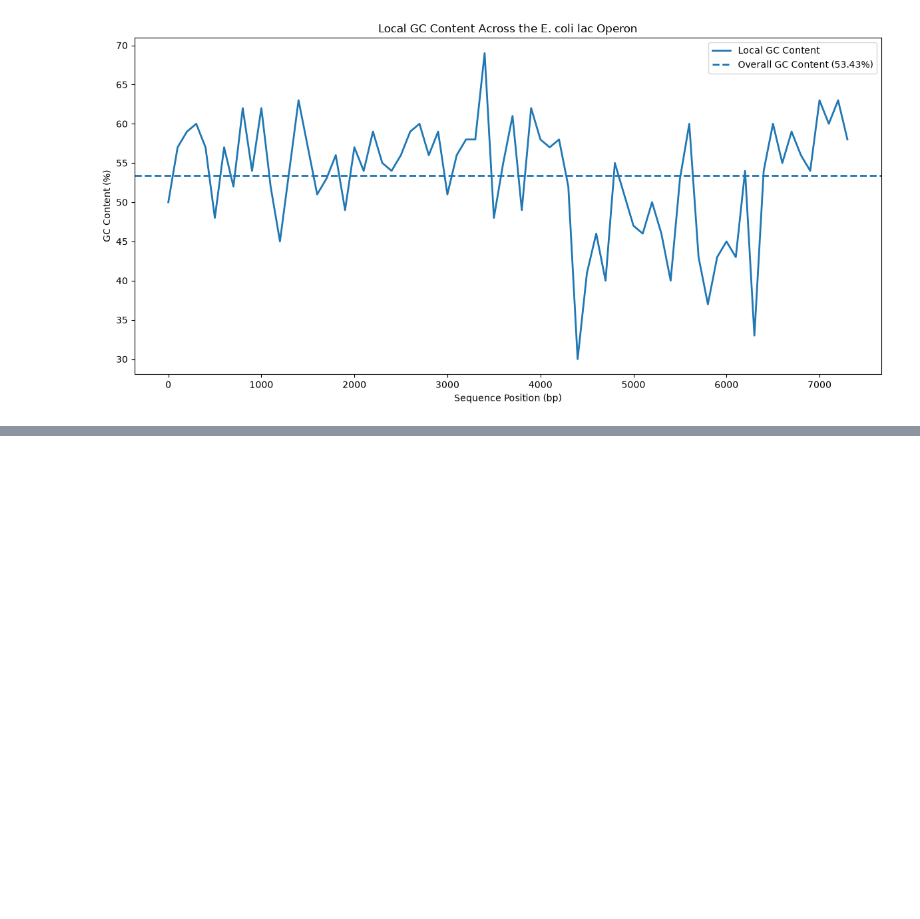
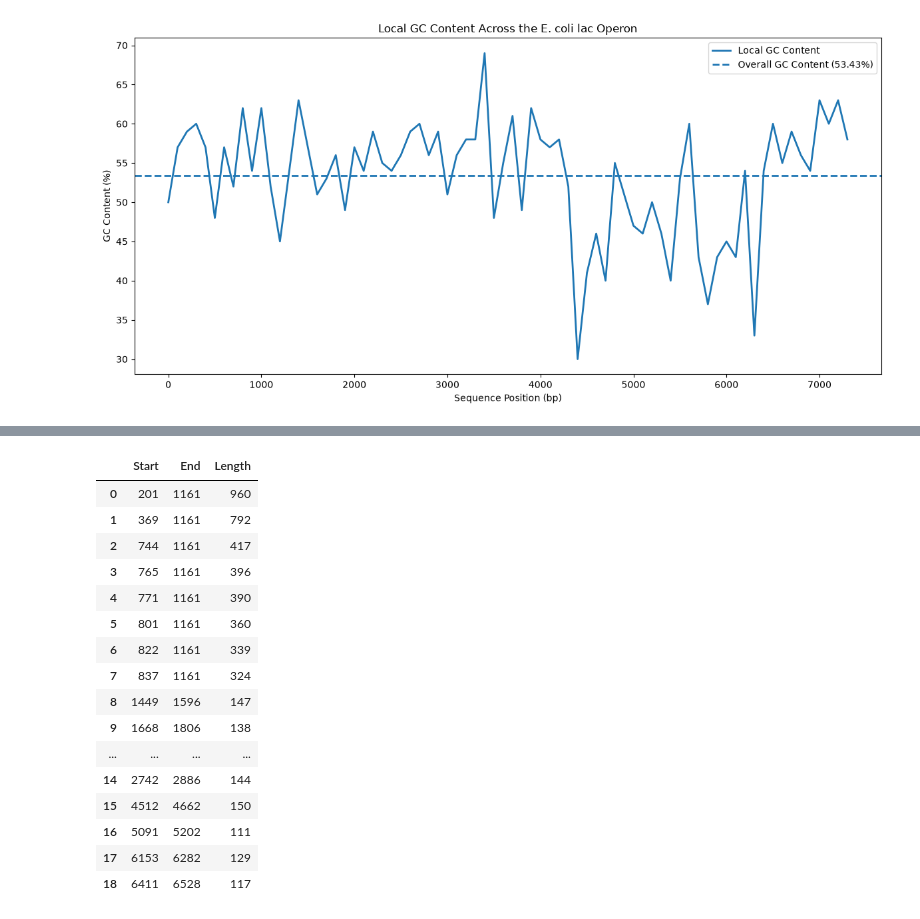
Before and after one commit to amberlin2/DNA-Sequence-Analysis, a Jupyter notebook: notebooks/dna_sequence_analysis.ipynb, the cells around one changed output, grey strips where cells are left out. Saved outputs shown, nothing was run; the diff lists cells and outputs as text; code cells hidden in the pictures; blank space fills up the shorter version.

```diff
--- a/notebooks/dna_sequence_analysis.ipynb
+++ b/notebooks/dna_sequence_analysis.ipynb
@@ -722,0 +863,6 @@ plt.show()
+# %%
+start_codon = "ATG"
+stop_codons = {"TAA", "TAG", "TGA"}
+
+print("Start codon:", start_codon)
+print("Stop codons:", stop_codons)
@@ -722,0 +956,21 @@ plt.show()
+# %%
+for start in base_positions_frame_0:
+
+    for i in range(start, len(real_dna) - 2, 3):
+
+        codon = real_dna[i:i+3]
+
+        if codon in stop_codons:
+
+            orf = real_dna[start:i+3]
+
+            if len(orf) >= minimum_length:
+
+                all_orfs.append({
+                    "Start": start,
+                    "End": i + 3,
+                    "Length": len(orf),
+                    "Sequence": orf
+                })
+
+            break
@@ -722,0 +1009,22 @@ plt.show()
+# %%
+orf_df = pd.DataFrame(all_orfs)
+
+orf_df[["Start", "End", "Length"]]
+# %% [output]
+|  | Start | End | Length |
+| 0 | 201 | 1161 | 960 |
+| 1 | 369 | 1161 | 792 |
+| 2 | 744 | 1161 | 417 |
+| 3 | 765 | 1161 | 396 |
+| 4 | 771 | 1161 | 390 |
+| 5 | 801 | 1161 | 360 |
+| 6 | 822 | 1161 | 339 |
+| 7 | 837 | 1161 | 324 |
+| 8 | 1449 | 1596 | 147 |
+| 9 | 1668 | 1806 | 138 |
+| ... | ... | ... | ... |
+| 14 | 2742 | 2886 | 144 |
+| 15 | 4512 | 4662 | 150 |
+| 16 | 5091 | 5202 | 111 |
+| 17 | 6153 | 6282 | 129 |
+| 18 | 6411 | 6528 | 117 |
```
Also changed, not shown: parts of 36 cells of this notebook, 2 other files.
